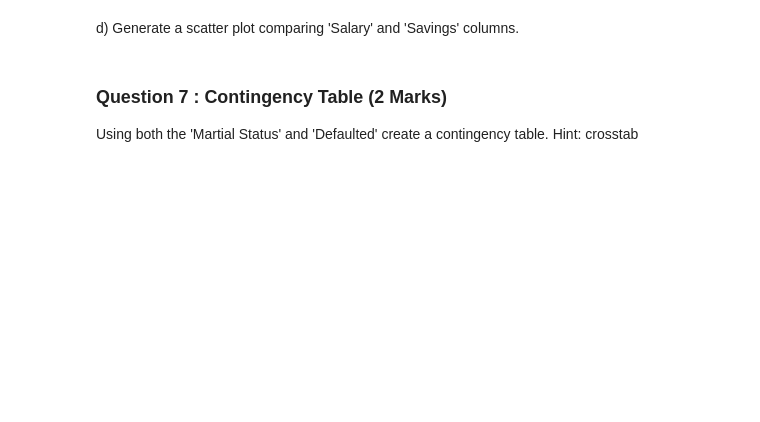
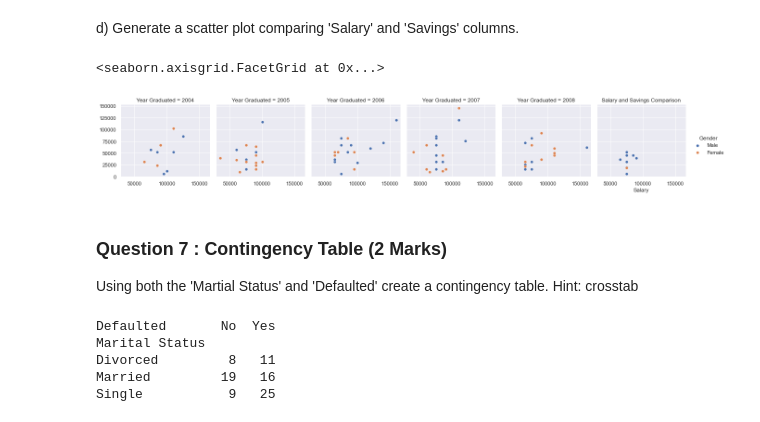
Before and after one commit to MJade/ADS-Assignment-1, a Jupyter notebook: Pandas Assignment-Copy1.ipynb, the cells around one changed output. Cells and saved outputs as stored; diff of their text form; code cells hidden in the pictures; blank space fills up the shorter version.

```diff
--- a/Pandas Assignment-Copy1.ipynb
+++ b/Pandas Assignment-Copy1.ipynb
@@ -278,3 +285,16 @@ d) Generate a scatter plot comparing 'Salary' and 'Savings' columns.
+# %%
+#d) (1)
+g = sns.FacetGrid(alumni, col="Year Graduated", hue="Gender")
+g.map_dataframe(sns.scatterplot, x="Salary", y="Savings")
+
+#labels
+plt.title("Salary and Savings Comparison")
+plt.ylabel("Savings")
+plt.xlabel("Salary")
+g.add_legend()
+# %% [output]
+<seaborn.axisgrid.FacetGrid at 0x...>
+[figure, added]
 # %% [markdown]
 ### Question 7 :  Contingency Table (2 Marks)
 
@@ -283,0 +302,11 @@ Using both the 'Martial Status' and 'Defaulted' create a contingency table. Hint
+# %%
+# Q7 (2)
+
+alumni_crosstab = pd.crosstab(alumni["Marital Status"], alumni["Defaulted"], margins = False)
+print(alumni_crosstab)
+# %% [output]
+Defaulted       No  Yes
+Marital Status
+Divorced         8   11
+Married         19   16
+Single           9   25
```
Also changed, not shown: parts of 5 cells of this notebook.
